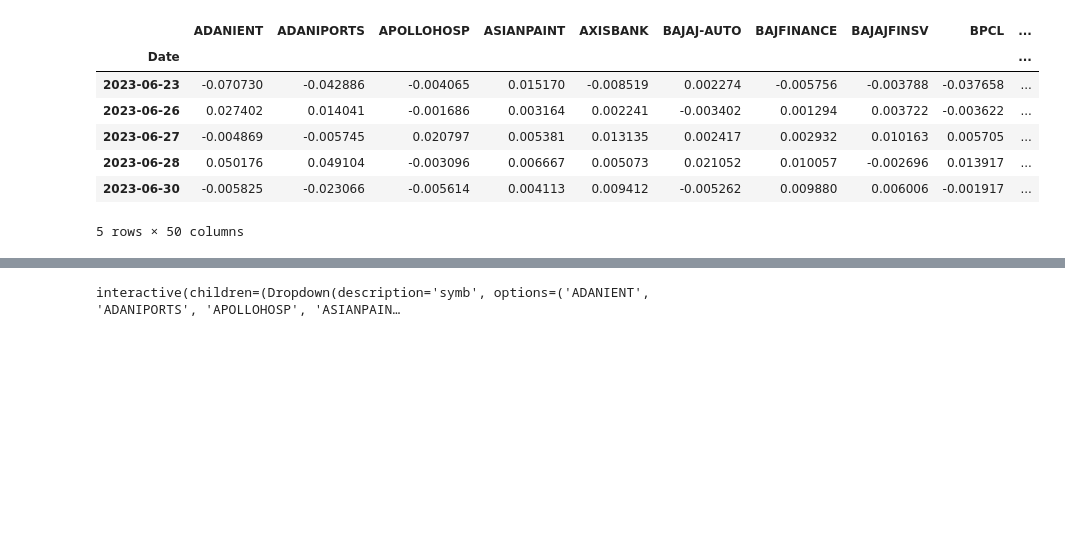
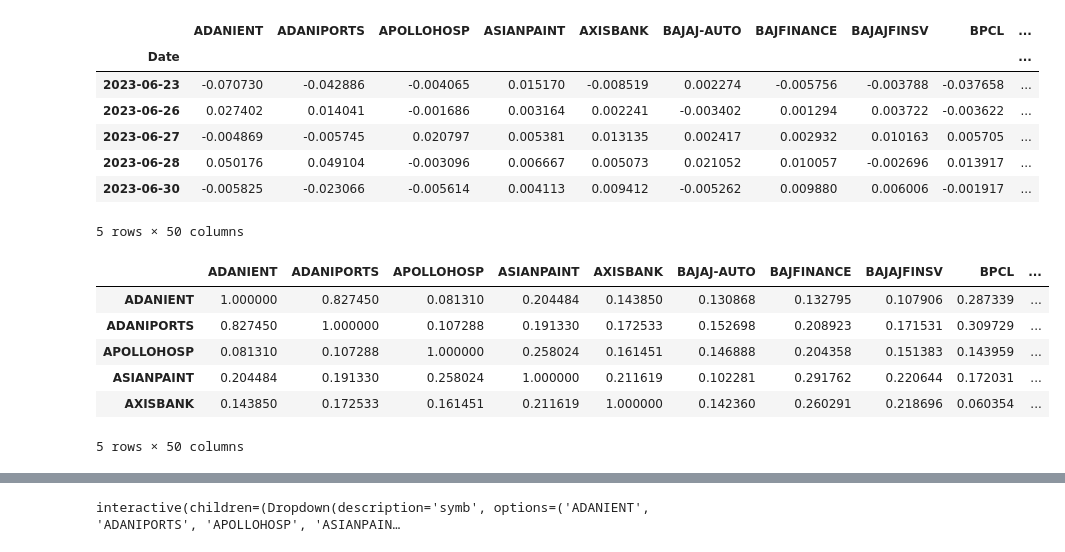
Before and after one commit to Ayush-sacri/Stock-Analysis, a Jupyter notebook: Stock-Analysis.ipynb, the cells around one changed output, grey strips where cells are left out. Cells and saved outputs as stored; diff of their text form; code cells hidden in the pictures; blank space fills up the shorter version.

```diff
--- a/Stock-Analysis.ipynb
+++ b/Stock-Analysis.ipynb
@@ -149,3 +149,14 @@ daily_returns.head()
 | 2023-06-28 | 0.050176 | 0.049104 | -0.003096 | 0.006667 | 0.005073 | 0.021052 | 0.010057 | -0.002696 | 0.013917 | ... |
 | 2023-06-30 | -0.005825 | -0.023066 | -0.005614 | 0.004113 | 0.009412 | -0.005262 | 0.009880 | 0.006006 | -0.001917 | ... |
 5 rows × 50 columns
+# %%
+corr=daily_returns.corr()
+corr.head()
+# %% [output]
+|  | ADANIENT | ADANIPORTS | APOLLOHOSP | ASIANPAINT | AXISBANK | BAJAJ-AUTO | BAJFINANCE | BAJAJFINSV | BPCL | ... |
+| ADANIENT | 1.000000 | 0.827450 | 0.081310 | 0.204484 | 0.143850 | 0.130868 | 0.132795 | 0.107906 | 0.287339 | ... |
+| ADANIPORTS | 0.827450 | 1.000000 | 0.107288 | 0.191330 | 0.172533 | 0.152698 | 0.208923 | 0.171531 | 0.309729 | ... |
+| APOLLOHOSP | 0.081310 | 0.107288 | 1.000000 | 0.258024 | 0.161451 | 0.146888 | 0.204358 | 0.151383 | 0.143959 | ... |
+| ASIANPAINT | 0.204484 | 0.191330 | 0.258024 | 1.000000 | 0.211619 | 0.102281 | 0.291762 | 0.220644 | 0.172031 | ... |
+| AXISBANK | 0.143850 | 0.172533 | 0.161451 | 0.211619 | 1.000000 | 0.142360 | 0.260291 | 0.218696 | 0.060354 | ... |
+5 rows × 50 columns
```
Also changed, not shown: parts of 2 cells of this notebook.
